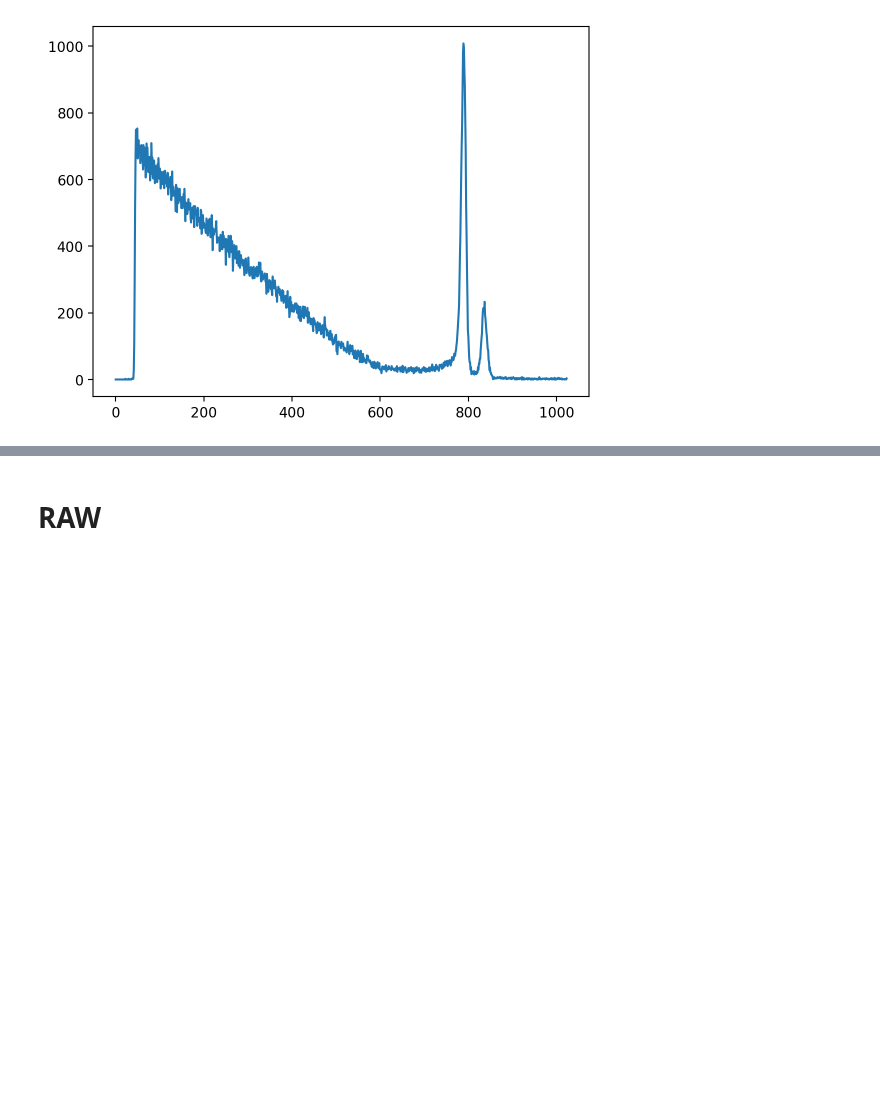
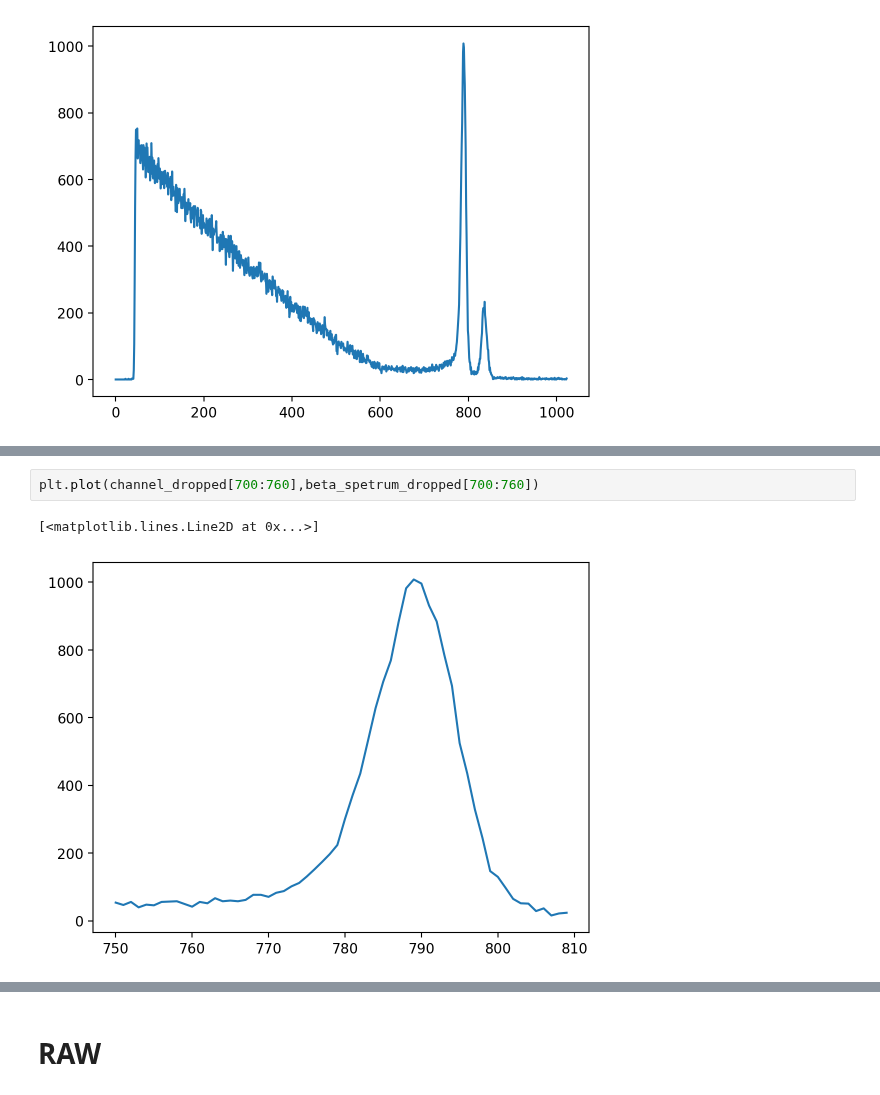
Before and after one commit to Xuanyiyiren/Fundamental-Laboratory-Experiment-in-Nuclear-Electronics-II, a Jupyter notebook: Experiment-5/data_ana.ipynb, the cells around one changed output, grey strips where cells are left out. Saved outputs shown, nothing was run; the diff lists cells and outputs as text; blank space fills up the shorter version.

```diff
--- a/Experiment-5/data_ana.ipynb
+++ b/Experiment-5/data_ana.ipynb
@@ -200,0 +173,5 @@ ax.plot(channel_dropped,beta_spetrum_dropped)
+# %%
+plt.plot(channel_dropped[700:760],beta_spetrum_dropped[700:760])
+# %% [output]
+[<matplotlib.lines.Line2D at 0x...>]
+[figure, added]
```
Also changed, not shown: parts of 13 cells of this notebook, 4 other files.
